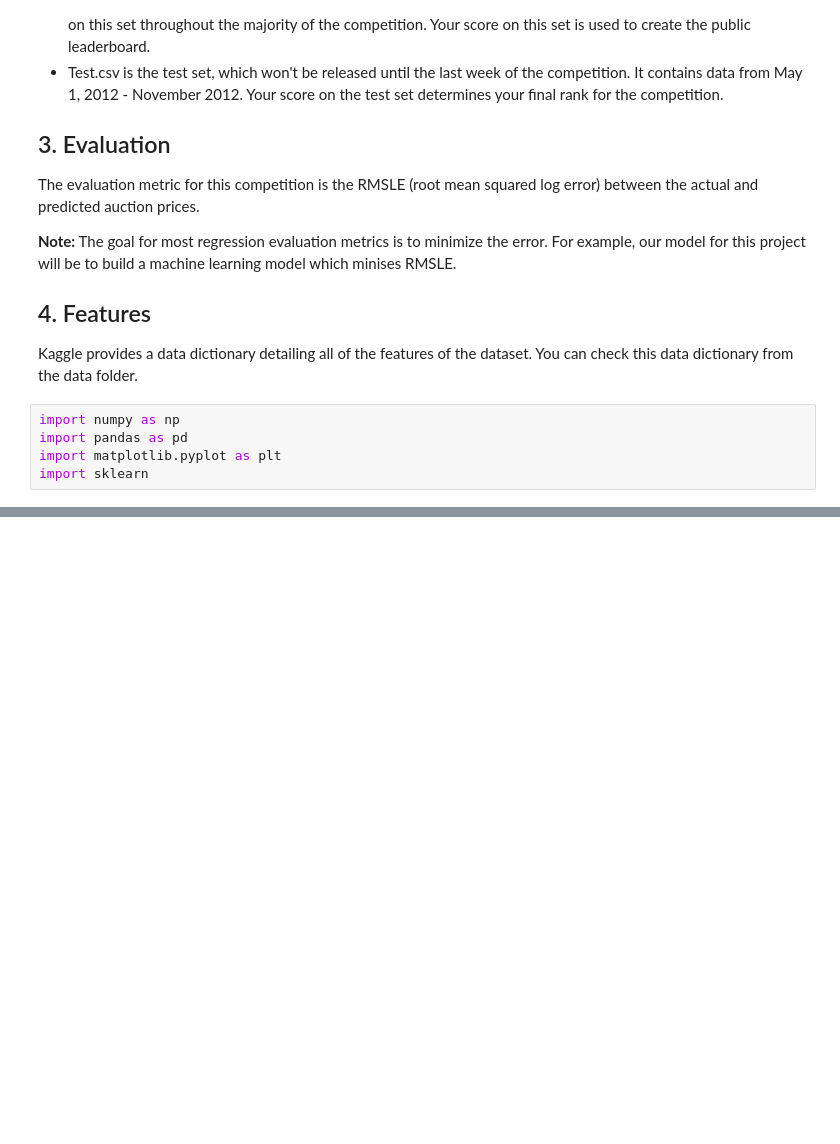
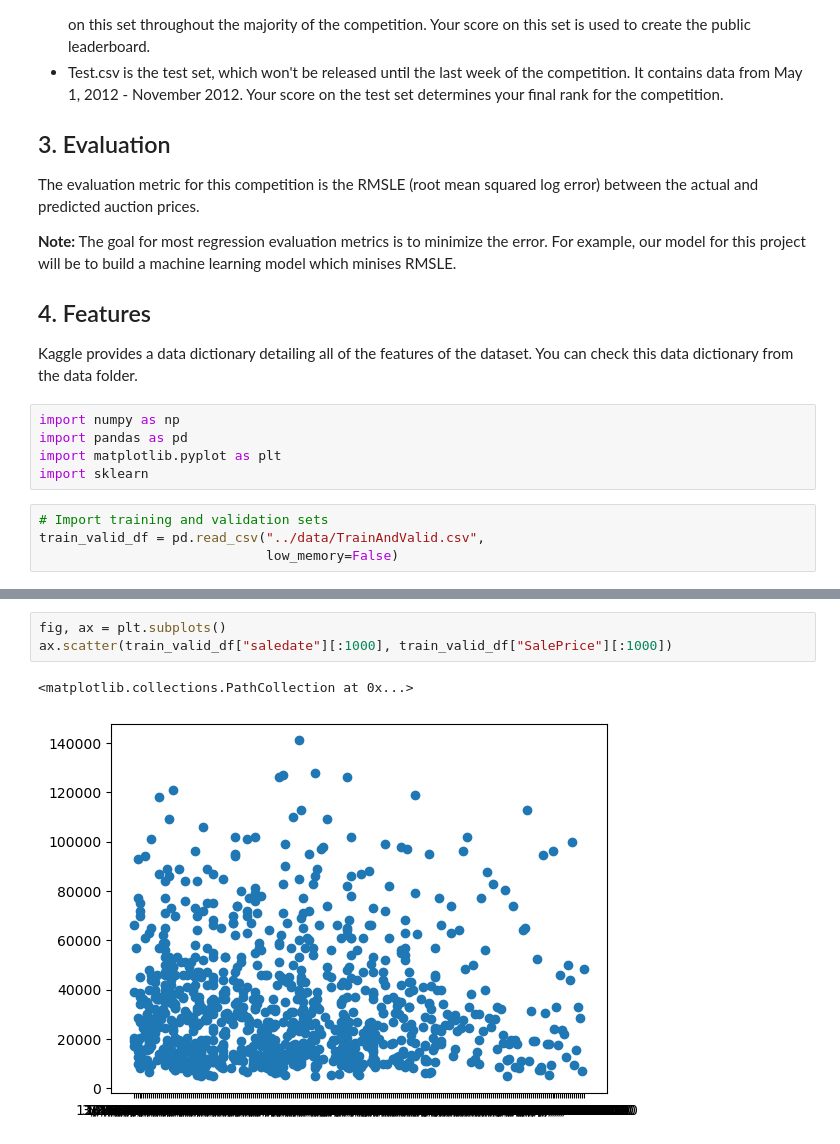
Before and after one commit to Mazhar31/ML-Bulldozer_Price_Prediction, a Jupyter notebook: end-to-end-bulldozer-price-regression.ipynb, the cells around one changed output, grey strips where cells are left out. Cells and saved outputs as stored; diff of their text form; blank space fills up the shorter version.

Commit message:
Exploring the Data (EDA)

```diff
--- a/end-to-end-bulldozer-price-regression.ipynb
+++ b/end-to-end-bulldozer-price-regression.ipynb
@@ -31,3 +31,7 @@ import numpy as np
 import pandas as pd
 import matplotlib.pyplot as plt
 import sklearn
+# %%
+# Import training and validation sets
+train_valid_df = pd.read_csv("../data/TrainAndValid.csv",
+                             low_memory=False)
@@ -33,0 +96,6 @@ import sklearn
+# %%
+fig, ax = plt.subplots()
+ax.scatter(train_valid_df["saledate"][:1000], train_valid_df["SalePrice"][:1000])
+# %% [output]
+<matplotlib.collections.PathCollection at 0x...>
+[figure, added]
```
Also changed, not shown: parts of 26 cells of this notebook.
